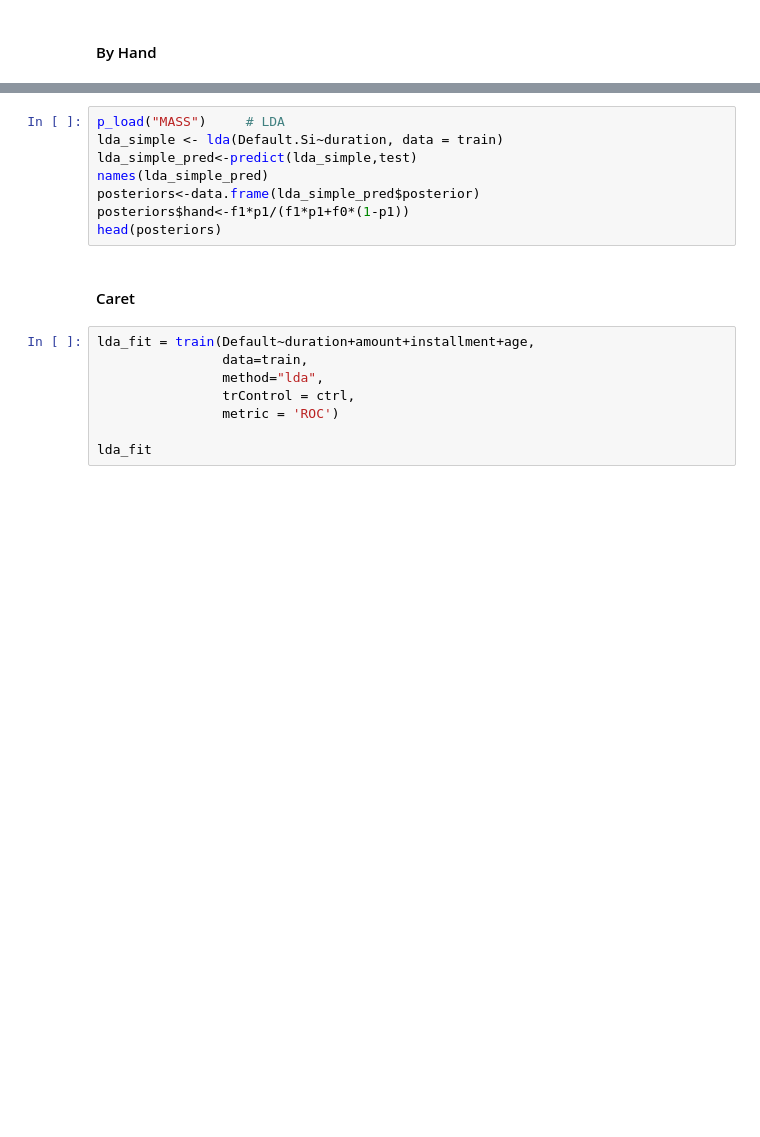
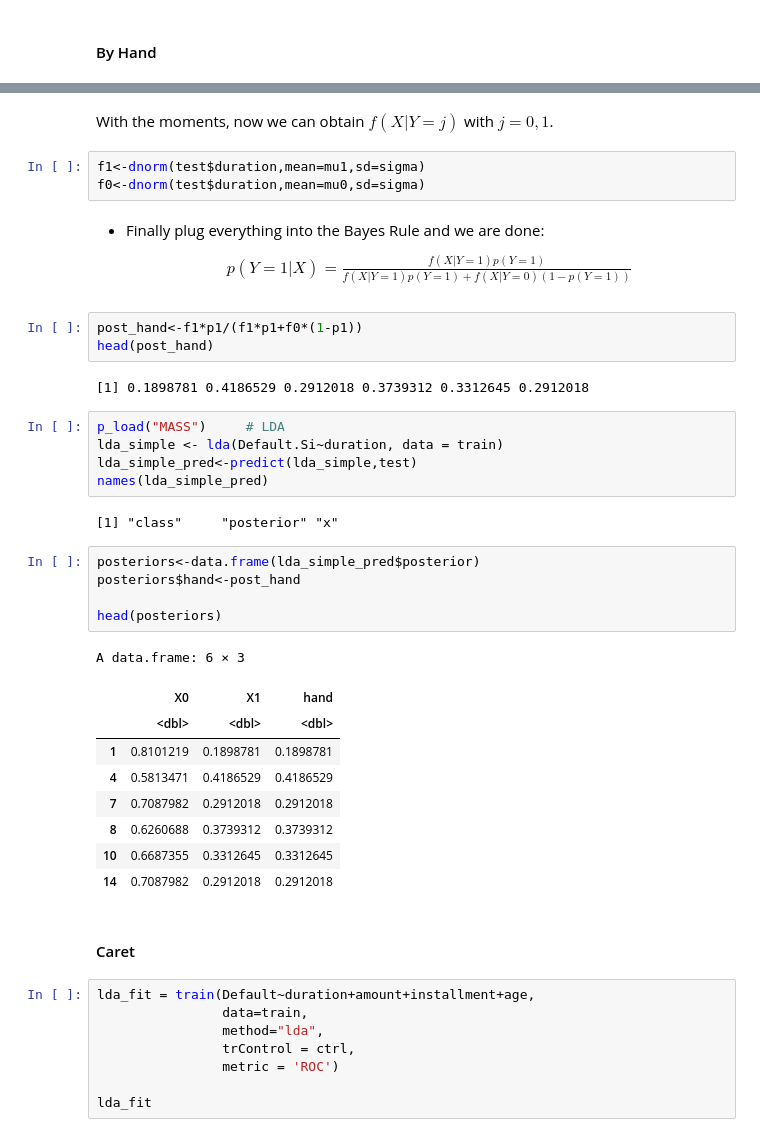
Before and after one commit to ignaciomsarmiento/BDML_20231_SS, a Jupyter notebook: SS4/Classification_SS4.ipynb, the cells around one changed output, grey strips where cells are left out. Cells and saved outputs as stored; diff of their text form; blank space fills up the shorter version.

```diff
--- a/SS4/Classification_SS4.ipynb
+++ b/SS4/Classification_SS4.ipynb
@@ -204,11 +429,40 @@ f0<-dnorm(test$duration,mean=mu0,sd=sigma)
+# %% [markdown]
+With the moments, now we can obtain $f(X|Y=j)$ with $j=0,1$.
+# %%
+f1<-dnorm(test$duration,mean=mu1,sd=sigma)
+f0<-dnorm(test$duration,mean=mu0,sd=sigma)
+# %% [markdown]
+- Finally plug everything into the Bayes Rule and we are done:
+\begin{align}
+p (Y=1|X)=\frac{f(X|Y=1)p(Y=1)}{f(X|Y=1)p(Y=1) + f(X|Y=0)(1-p(Y=1))}
+\end{align}
+# %%
+post_hand<-f1*p1/(f1*p1+f0*(1-p1))
+head(post_hand)
+# %% [output]
+[1] 0.1898781 0.4186529 0.2912018 0.3739312 0.3312645 0.2912018
 # %%
 p_load("MASS")     # LDA
 lda_simple <- lda(Default.Si~duration, data = train)
 lda_simple_pred<-predict(lda_simple,test)
 names(lda_simple_pred)
-posteriors<-data.frame(lda_simple_pred$posterior)
-posteriors$hand<-f1*p1/(f1*p1+f0*(1-p1))
-head(posteriors)
+# %% [output]
+[1] "class"     "posterior" "x"
+# %%
+posteriors<-data.frame(lda_simple_pred$posterior)
+posteriors$hand<-post_hand
+
+head(posteriors)
+# %% [output]
+A data.frame: 6 × 3
+|  | X0 | X1 | hand |
+|  | <dbl> | <dbl> | <dbl> |
+| 1 | 0.8101219 | 0.1898781 | 0.1898781 |
+| 4 | 0.5813471 | 0.4186529 | 0.4186529 |
+| 7 | 0.7087982 | 0.2912018 | 0.2912018 |
+| 8 | 0.6260688 | 0.3739312 | 0.3739312 |
+| 10 | 0.6687355 | 0.3312645 | 0.3312645 |
+| 14 | 0.7087982 | 0.2912018 | 0.2912018 |
 # %% [markdown]
 #### Caret
 # %%
```
Also changed, not shown: parts of 43 cells of this notebook.
